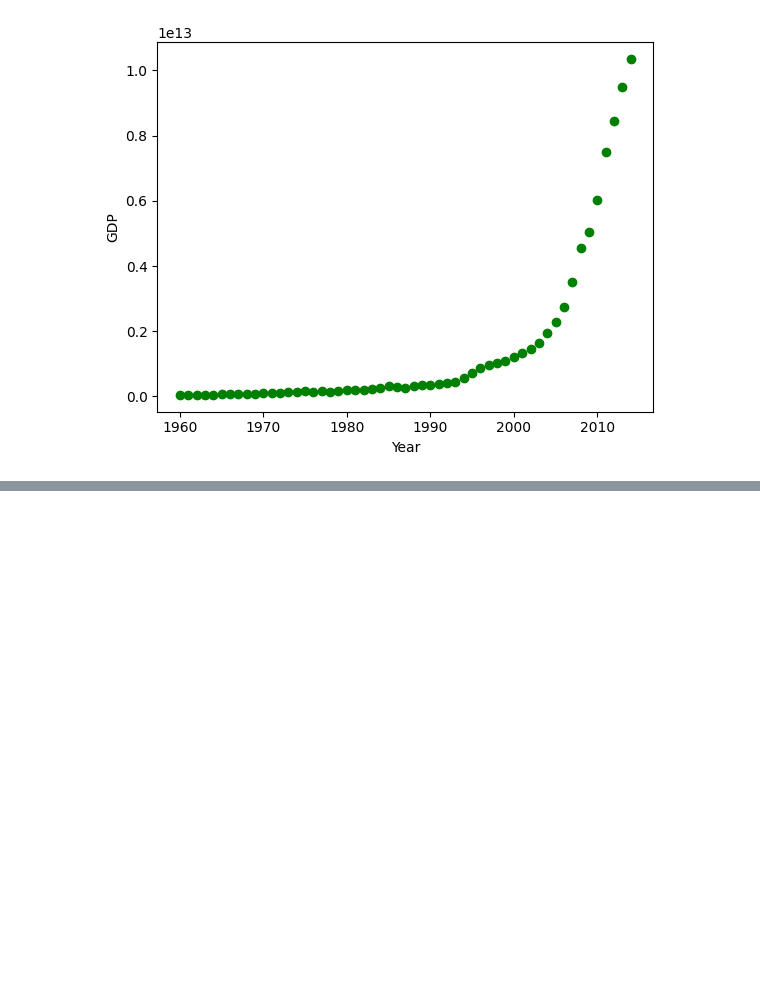
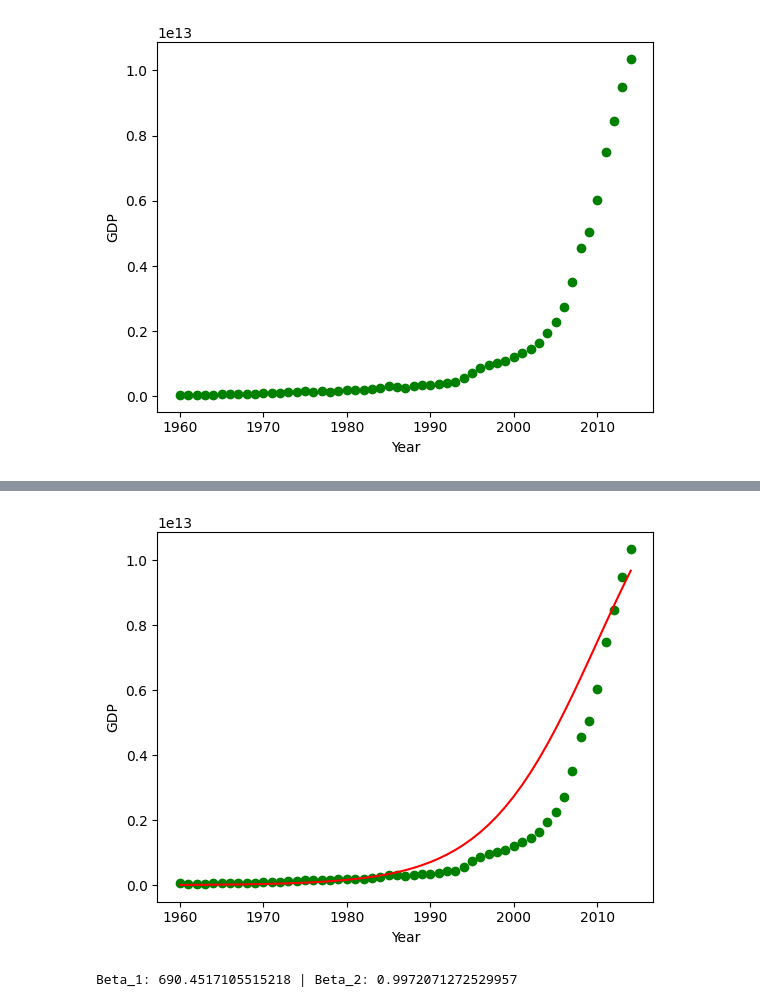
Before and after one commit to fahime9407/Machine-Learning-Path, a Jupyter notebook: regression/nonLinearR.ipynb, the cells around one changed output, grey strips where cells are left out. Cells and saved outputs as stored; diff of their text form; code cells hidden in the pictures; blank space fills up the shorter version.

```diff
--- a/regression/nonLinearR.ipynb
+++ b/regression/nonLinearR.ipynb
@@ -35,0 +58,24 @@ plt.show()
+# %%
+def sigmoid(x, Beta_1, Beta_2):
+    y = 1 / (1 + np.exp(-Beta_1 * (x - Beta_2)))
+    return y
+# %%
+beta_1, beta_2 = 0.15, 2010.0
+
+y = sigmoid(x_data, beta_1, beta_2)
+
+plt.plot(x_data, y_data, "go")
+plt.plot(x_data, y*15000000000000, color="red")
+plt.xlabel("Year")
+plt.ylabel("GDP")
+plt.show()
+# %% [output]
+[figure, added]
+# %%
+from scipy.optimize import curve_fit
+
+popt, pcov = curve_fit(sigmoid, xdata, ydata)
+
+print(f"Beta_1: {popt[0]} | Beta_2: {popt[1]}")
+# %% [output]
+Beta_1: 690.4517105515218 | Beta_2: 0.9972071272529957
```
Also changed, not shown: parts of 7 cells of this notebook.
